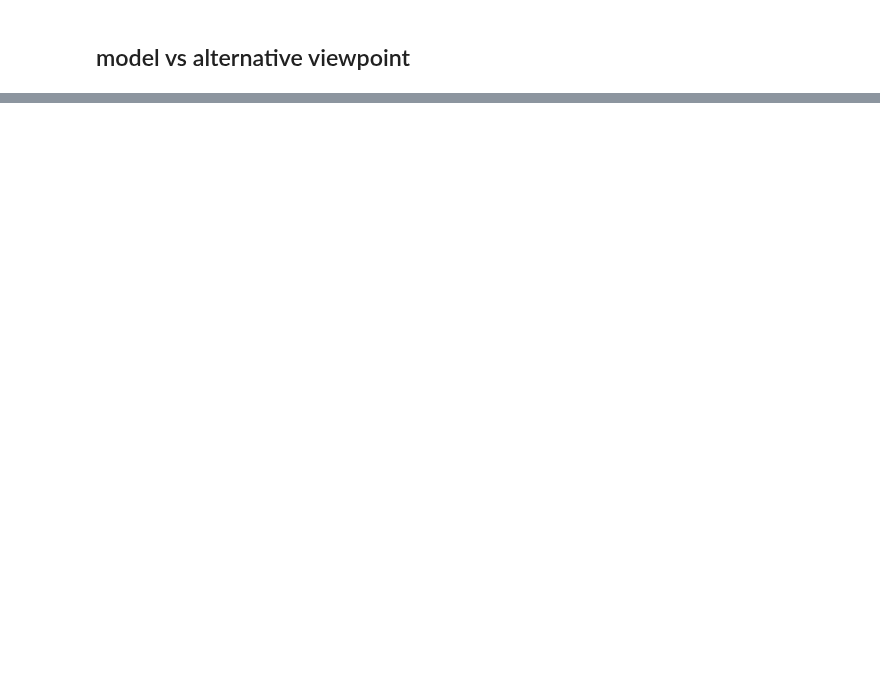
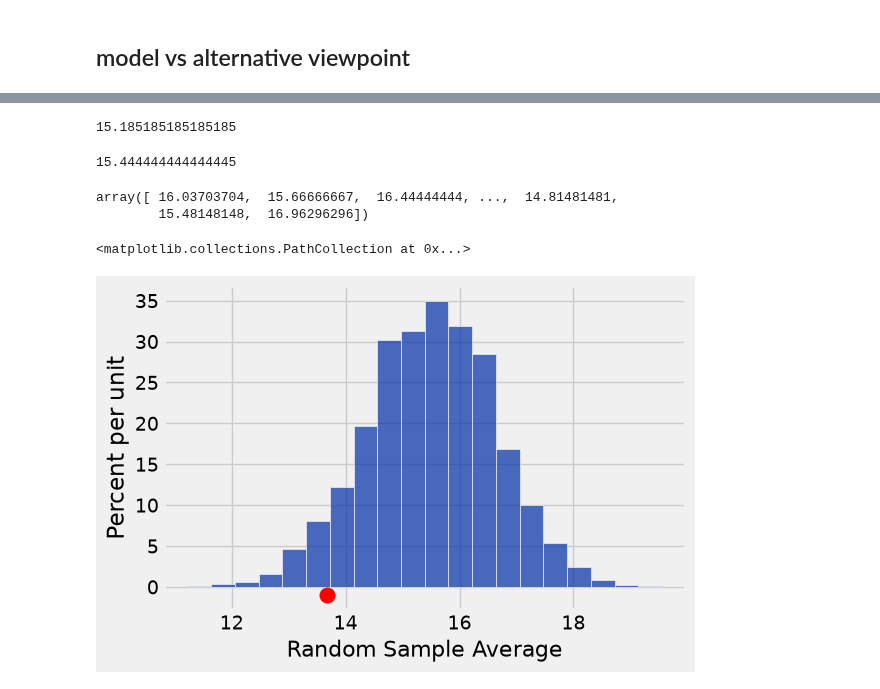
Before and after one commit to nwinbourn/DAT1001-NWinbourn, a Jupyter notebook: work/Hypothesis_Testing.ipynb, the cells around one changed output, grey strips where cells are left out. Drawn from its saved outputs; the diff is of its cells as text; code cells hidden in the pictures; blank space fills up the shorter version.

```diff
--- a/work/Hypothesis_Testing.ipynb
+++ b/work/Hypothesis_Testing.ipynb
@@ -108,0 +111,3 @@ plt.scatter(obsvd_tvd, 0, color = 'red', s = 30)
+# %%
+scores = Table.read_table('scores_by_section.csv')
+scores.show(5)
@@ -108,0 +154,3 @@ plt.scatter(obsvd_tvd, 0, color = 'red', s = 30)
+# %%
+section_3_average = scores.group('Section', np.average).column('Midterm average').item(2)
+section_3_average
@@ -108,0 +175,28 @@ plt.scatter(obsvd_tvd, 0, color = 'red', s = 30)
+# %%
+np.average(random_section.column('Midterm'))
+# %% [output]
+15.185185185185185
+# %%
+## Create function for one random sample average
+def one_sample_average():
+    return np.average( scores.sample(27, with_replacement=False).column('Midterm'))
+
+one_sample_average()
+# %% [output]
+15.444444444444445
+# %%
+simulated_sample_averages = make_array()
+for i in np.arange(10000):
+    simulated_sample_averages = np.append(simulated_sample_averages, one_sample_average())
+# %%
+simulated_sample_averages
+# %% [output]
+array([ 16.03703704,  15.66666667,  16.44444444, ...,  14.81481481,
+        15.48148148,  16.96296296])
+# %%
+averages_table = Table().with_column('Random Sample Average', simulated_sample_averages)
+averages_table.hist(bins = 20)
+plt.scatter(section_3_average, -0.01, color='red', s=120)
+# %% [output]
+<matplotlib.collections.PathCollection at 0x...>
+[figure, added]
```
Also changed, not shown: parts of 23 cells of this notebook, 2 other files.
